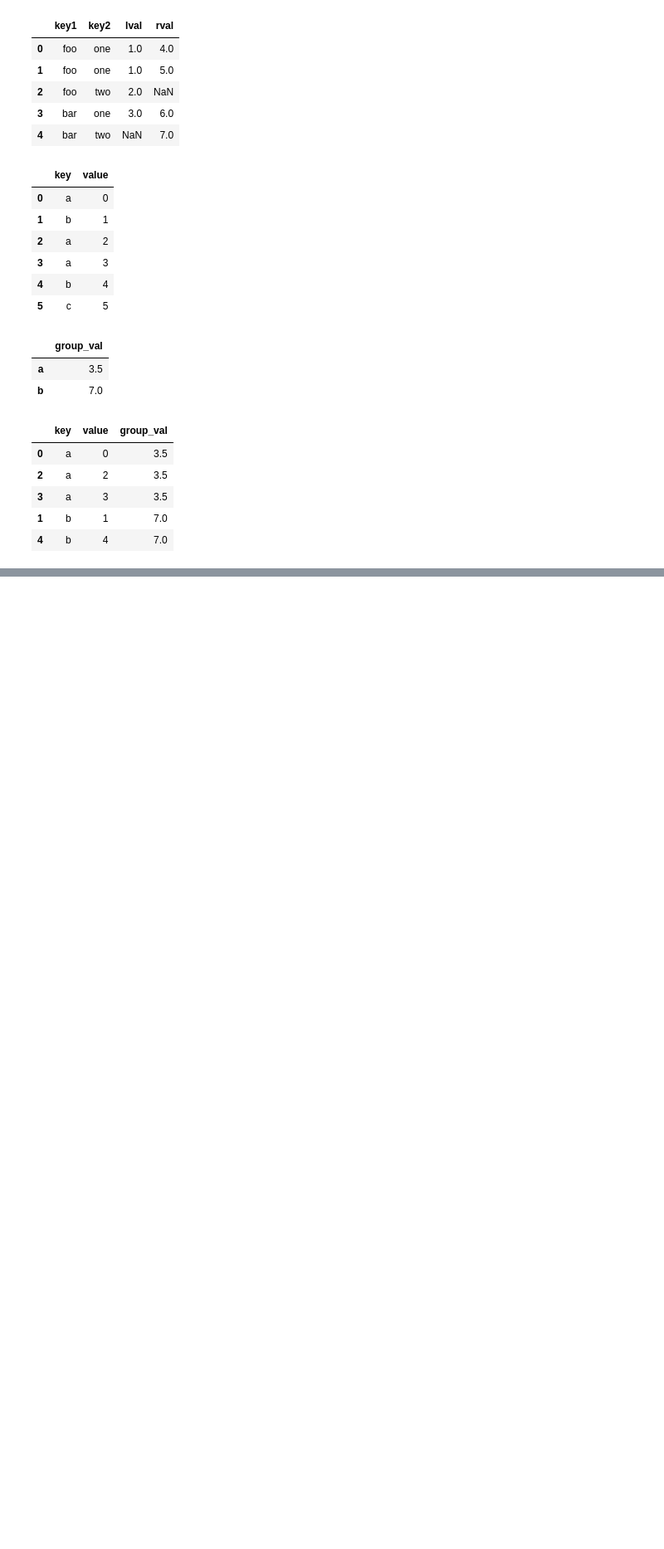
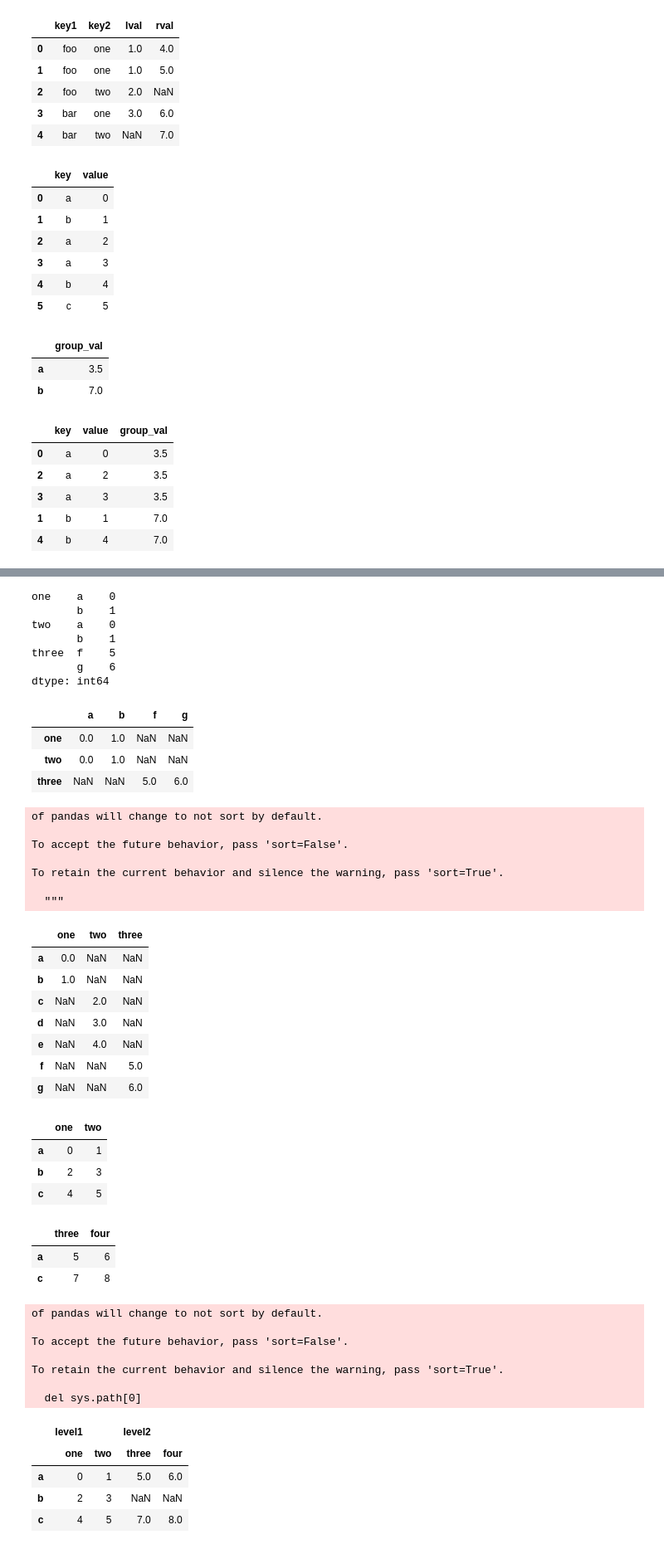
Before and after one commit to Roooooobin/Python-for-Data-Analysis-Practice, a Jupyter notebook: Data Wrangling, Join, Combine and Reshape.ipynb, the cells around one changed output, grey strips where cells are left out. Shown at 83% size. Drawn from its saved outputs; the diff is of its cells as text; code cells hidden in the pictures; blank space fills up the shorter version.

```diff
--- a/Data Wrangling, Join, Combine and Reshape.ipynb
+++ b/Data Wrangling, Join, Combine and Reshape.ipynb
@@ -303,0 +405,61 @@ pd.merge(left1, right1, left_on='key', right_index=True, how='outer')
+# %%
+# create a hierarchical index on the concatenation axis
+result = pd.concat([s1, s1, s3], keys=['one', 'two', 'three'])
+result
+result.unstack()
+pd.concat([s1, s2, s3], axis=1, keys=['one', 'two', 'three'])
+# same logic extends to DataFrame objects
+df1 = pd.DataFrame(np.arange(6).reshape(3, 2), index=['a', 'b', 'c'],
+                   columns=['one', 'two'])
+df2 = pd.DataFrame(5 + np.arange(4).reshape(2, 2), index=['a', 'c'],
+                   columns=['three', 'four'])
+df1
+df2
+pd.concat([df1, df2], axis=1, keys=['level1', 'level2'])
+pd.concat({'level1': df1, 'level2': df2}, axis=1)
+# %% [output]
+one    a    0
+       b    1
+two    a    0
+       b    1
+three  f    5
+       g    6
+dtype: int64
+|  | a | b | f | g |
+| one | 0.0 | 1.0 | NaN | NaN |
+| two | 0.0 | 1.0 | NaN | NaN |
+| three | NaN | NaN | 5.0 | 6.0 |
+of pandas will change to not sort by default.
+
+To accept the future behavior, pass 'sort=False'.
+
+To retain the current behavior and silence the warning, pass 'sort=True'.
+
+  """
+|  | one | two | three |
+| a | 0.0 | NaN | NaN |
+| b | 1.0 | NaN | NaN |
+| c | NaN | 2.0 | NaN |
+| d | NaN | 3.0 | NaN |
+| e | NaN | 4.0 | NaN |
+| f | NaN | NaN | 5.0 |
+| g | NaN | NaN | 6.0 |
+|  | one | two |
+| a | 0 | 1 |
+| b | 2 | 3 |
+| c | 4 | 5 |
+|  | three | four |
+| a | 5 | 6 |
+| c | 7 | 8 |
+of pandas will change to not sort by default.
+
+To accept the future behavior, pass 'sort=False'.
+
+To retain the current behavior and silence the warning, pass 'sort=True'.
+
+  del sys.path[0]
+|  | level1 |  | level2 |  |
+|  | one | two | three | four |
+| a | 0 | 1 | 5.0 | 6.0 |
+| b | 2 | 3 | NaN | NaN |
+| c | 4 | 5 | 7.0 | 8.0 |
```
Also changed, not shown: parts of 4 cells of this notebook.
